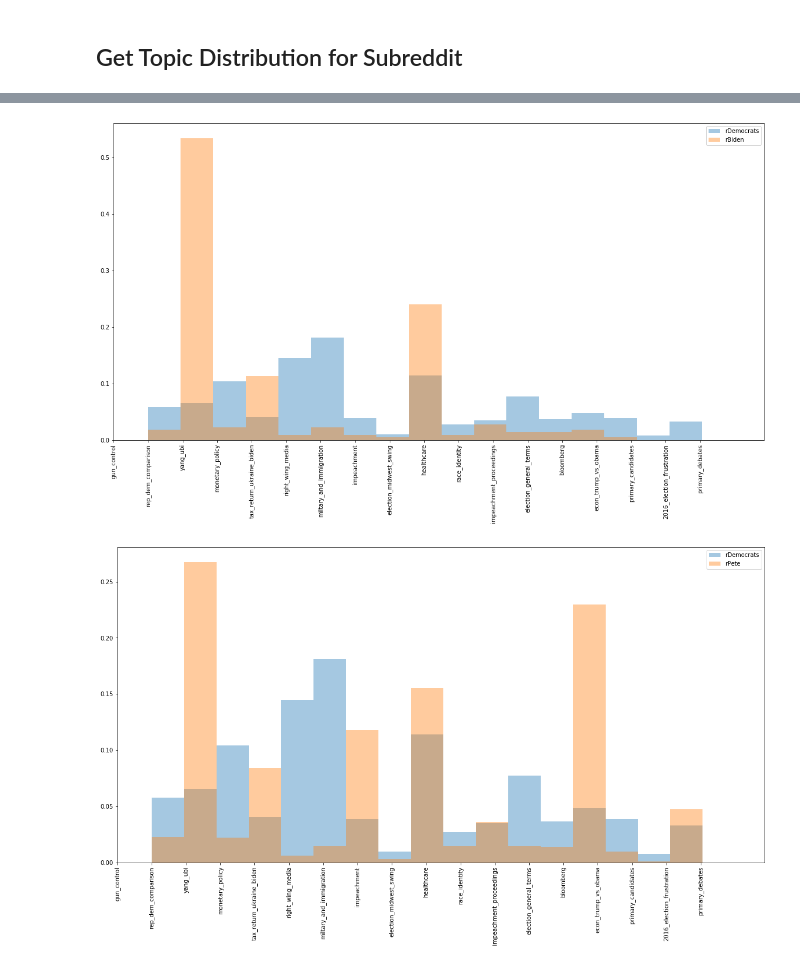
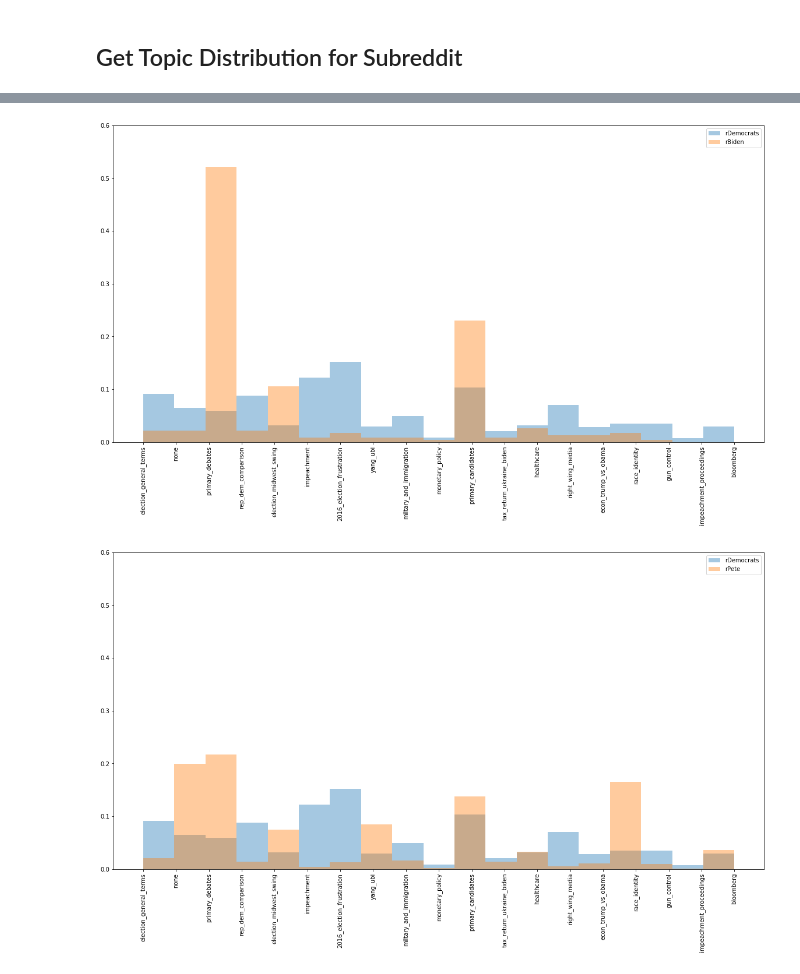
Before and after one commit to willyraedy/dem_electorate, a Jupyter notebook: notebooks/CompareTopics - Warren.ipynb, the cells around one changed output, grey strips where cells are left out. Drawn from its saved outputs; the diff is of its cells as text; code cells hidden in the pictures.

```diff
--- a/notebooks/CompareTopics - Warren.ipynb
+++ b/notebooks/CompareTopics - Warren.ipynb
@@ -128,9 +126,18 @@ with open('rDemocrats_CV.pickle', 'rb') as read_file:
 with open('rDemocrats_nmf.pickle', 'rb') as read_file:
     nmf_dems = pickle.load(read_file)
 # %%
+def get_topic_label(row):
+    topic_weights = row['2016_election_frustration':'miltary_and_immigration']
+    per_word = topic_weights / row['word_count']
+    if np.max(per_word) > 0.0003:
+        return nmf_topic_labels[np.argmax(topic_weights)]
+    else:
+        return 'none'
+
+
 def label_primary_topic(df):
     df_ = df.copy()
-    df_['primary_topic_num'] = df_.apply(lambda x: nmf_topic_labels[np.argmax(x) - 1], axis=1)
+    df_['primary_topic_num'] = df_.apply(get_topic_label, axis=1)
     return df_
 # %%
 def process_candidate(df):
@@ -146,7 +153,7 @@ def process_candidate(df):
     doc_topic_nmf = nmf_dems.transform(data_dtm)
     results = pd.DataFrame(doc_topic_nmf, columns=nmf_topic_labels)
 
-    return label_primary_topic(results)
+    return label_primary_topic(results.join(data_clean.reset_index()))
 # %% [markdown]
 ## Load Doc Topics for rDemocrats
 # %%
@@ -163,0 +170,2 @@ dems_labeled = label_primary_topic(doc_topic_dems)
+# %%
+pete_labeled_2 = process_candidate(data_raw_pete)
@@ -167,8 +177,9 @@ dems_labeled = label_primary_topic(doc_topic_dems)
 def compare_candidates(df1, df2, legend_labels):
     plt.figure(figsize=(20, 10))
 
-    plt.hist(df1.primary_topic_num, alpha=0.4, bins=18, range=(1, 18), density=True)
-    plt.hist(df2.primary_topic_num, alpha=0.4, bins=18, range=(1, 18), density=True)
-    plt.xticks(ticks=nmf_topic_labels, rotation=90)
+    plt.ylim((0, 0.6))
+    plt.hist(df1.primary_topic_num, alpha=0.4, bins=19, range=(0, 18), density=True)
+    plt.hist(df2.primary_topic_num, alpha=0.4, bins=19, range=(0, 18), density=True)
+    plt.xticks(rotation=90)
     plt.legend(legend_labels);
 # %%
@@ -182,8 +193,8 @@ compare_candidates(dems_labeled, process_candidate(data_raw_sanders), ['rDemocra
 # %%
-compare_candidates(dems_labeled, process_candidate(data_raw_biden), ['rDemocrats', 'rBiden'])
+compare_candidates(dems_labeled, biden_labeled_2, ['rDemocrats', 'rBiden'])
 # %% [output]
-[figure, old version]
+[figure, new version]
 # %%
-compare_candidates(dems_labeled, process_candidate(data_raw_pete), ['rDemocrats', 'rPete'])
+compare_candidates(dems_labeled, pete_labeled_2, ['rDemocrats', 'rPete'])
 # %% [output]
-[figure, old version]
+[figure, new version]
```
Also changed, not shown: parts of 9 cells of this notebook, 1 other file.
